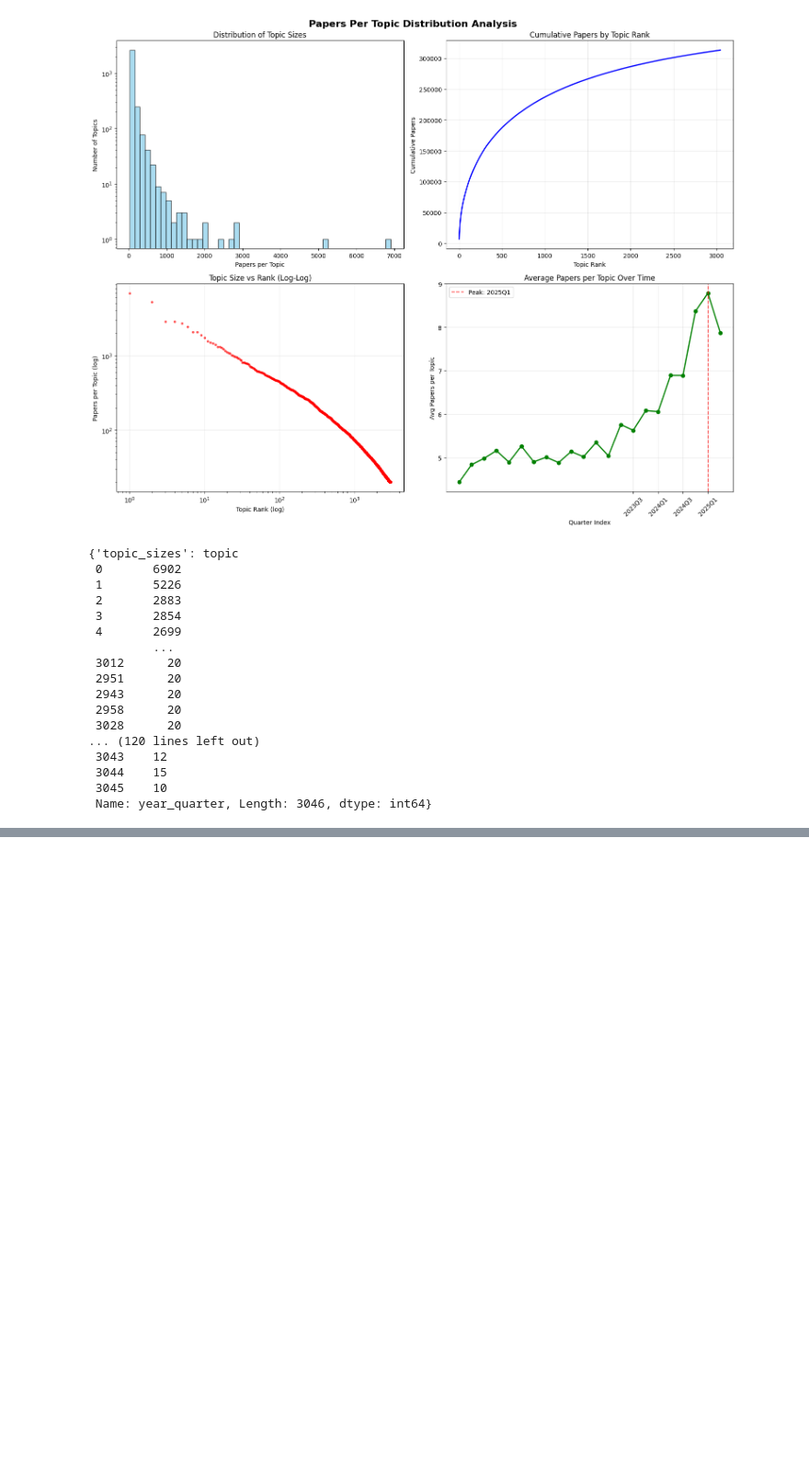
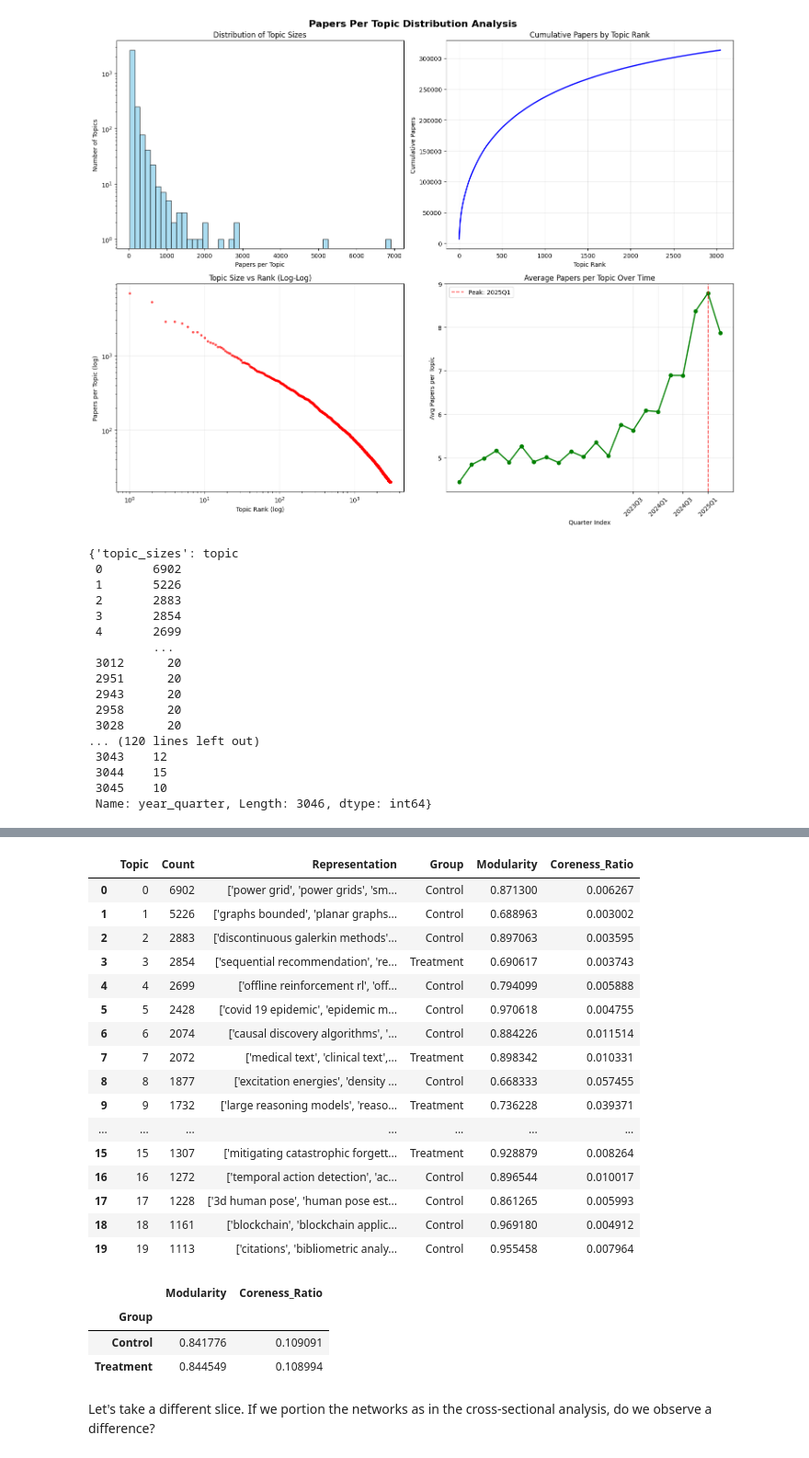
Before and after one commit to brian-hepler-phd/tda-network-analysis, a Jupyter notebook: workbook.ipynb, the cells around one changed output, grey strips where cells are left out. Shown at 92% size. Cells and saved outputs as stored; diff of their text form; code cells hidden in the pictures; blank space fills up the shorter version.

```diff
--- a/workbook.ipynb
+++ b/workbook.ipynb
@@ -752,0 +1121,36 @@ Drop from peak: -10.4%
+# %%
+metrics_df = metrics_df[['topic_id','modularity','coreness_ratio']]
+# %%
+metrics_df = metrics_df.rename(columns= {'topic_id' : 'Topic', 'modularity' : 'Modularity', 'coreness_ratio':'Coreness_Ratio'})
+# %%
+analysis_df = pd.merge(
+    topic_info,
+    metrics_df,
+    how = 'left',
+    on = 'Topic'
+)
+# %%
+analysis_df = analysis_df.rename(columns= {'Classification': 'Group'})
+replacement = {'CONTROL': 'Control', 'LLM_RELATED': 'Treatment'}
+analysis_df['Group'] = analysis_df['Group'].replace(replacement)
+analysis_df.drop('is_llm_related',axis = 1, inplace=True)
+# %%
+analysis_df.head(20)
+# %% [output]
+|  | Topic | Count | Representation | Group | Modularity | Coreness_Ratio |
+| 0 | 0 | 6902 | ['power grid', 'power grids', 'sm... | Control | 0.871300 | 0.006267 |
+| 1 | 1 | 5226 | ['graphs bounded', 'planar graphs... | Control | 0.688963 | 0.003002 |
+| 2 | 2 | 2883 | ['discontinuous galerkin methods'... | Control | 0.897063 | 0.003595 |
+| 3 | 3 | 2854 | ['sequential recommendation', 're... | Treatment | 0.690617 | 0.003743 |
+| 4 | 4 | 2699 | ['offline reinforcement rl', 'off... | Control | 0.794099 | 0.005888 |
+| 5 | 5 | 2428 | ['covid 19 epidemic', 'epidemic m... | Control | 0.970618 | 0.004755 |
+| 6 | 6 | 2074 | ['causal discovery algorithms', '... | Control | 0.884226 | 0.011514 |
+| 7 | 7 | 2072 | ['medical text', 'clinical text',... | Treatment | 0.898342 | 0.010331 |
+| 8 | 8 | 1877 | ['excitation energies', 'density ... | Control | 0.668333 | 0.057455 |
+| 9 | 9 | 1732 | ['large reasoning models', 'reaso... | Treatment | 0.736228 | 0.039371 |
+| ... | ... | ... | ... | ... | ... | ... |
+| 15 | 15 | 1307 | ['mitigating catastrophic forgett... | Treatment | 0.928879 | 0.008264 |
+| 16 | 16 | 1272 | ['temporal action detection', 'ac... | Control | 0.896544 | 0.010017 |
+| 17 | 17 | 1228 | ['3d human pose', 'human pose est... | Control | 0.861265 | 0.005993 |
+| 18 | 18 | 1161 | ['blockchain', 'blockchain applic... | Control | 0.969180 | 0.004912 |
+| 19 | 19 | 1113 | ['citations', 'bibliometric analy... | Control | 0.955458 | 0.007964 |
@@ -752,0 +1159,9 @@ Drop from peak: -10.4%
+# %%
+group_metrics.head()
+# %% [output]
+|  | Modularity | Coreness_Ratio |
+| Group |  |  |
+| Control | 0.841776 | 0.109091 |
+| Treatment | 0.844549 | 0.108994 |
+# %% [markdown]
+Let's take a different slice. If we portion the networks as in the cross-sectional analysis, do we observe a difference?
```
Also changed, not shown: parts of 52 cells of this notebook.
